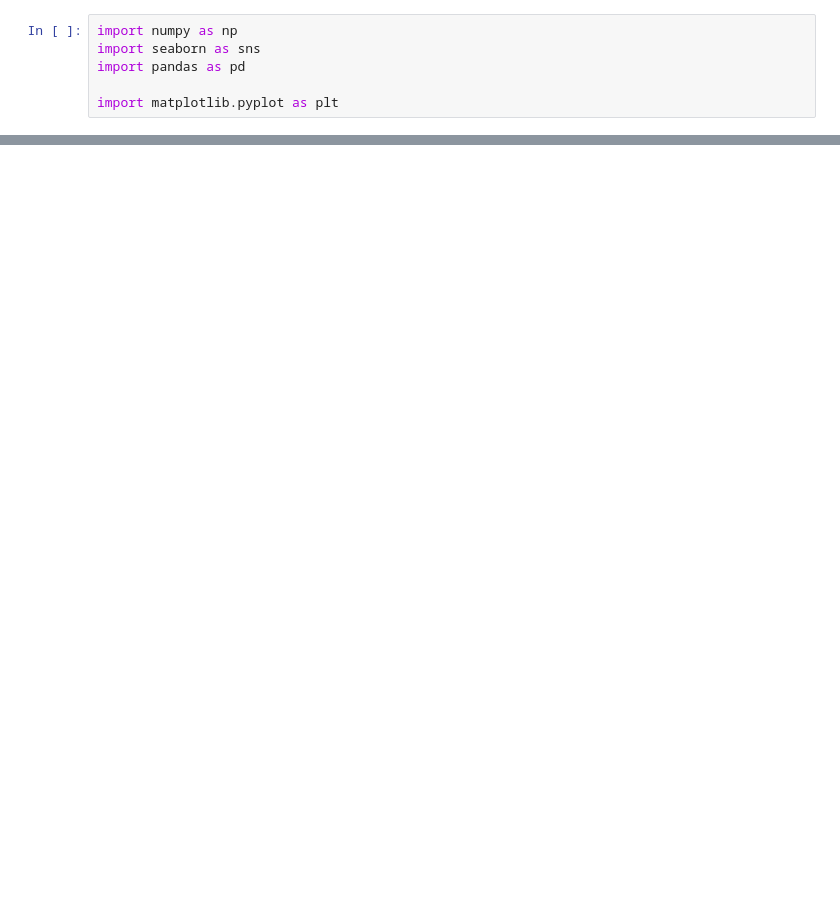
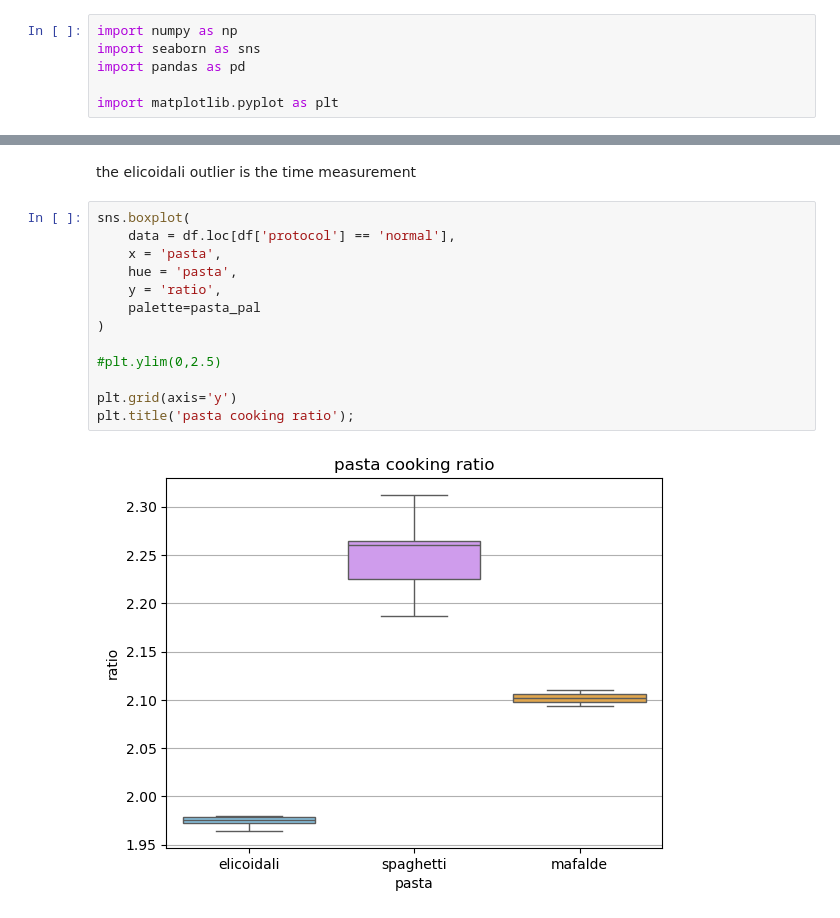
Before and after one commit to enricoenne/pasta, a Jupyter notebook: pasta.ipynb, the cells around one changed output, grey strips where cells are left out. Cells and saved outputs as stored; diff of their text form; blank space fills up the shorter version.

```diff
--- a/pasta.ipynb
+++ b/pasta.ipynb
@@ -67,2 +67,19 @@ plt.title('pasta cooking ratio');
+# %% [markdown]
+the elicoidali outlier is the time measurement
+# %%
+sns.boxplot(
+    data = df.loc[df['protocol'] == 'normal'],
+    x = 'pasta',
+    hue = 'pasta',
+    y = 'ratio',
+    palette=pasta_pal
+)
+
+#plt.ylim(0,2.5)
+
+plt.grid(axis='y')
+plt.title('pasta cooking ratio');
+# %% [output]
+[figure, added]
 # %%
 ratio_df = (
```
Also changed, not shown: parts of 11 cells of this notebook, 6 other files.
